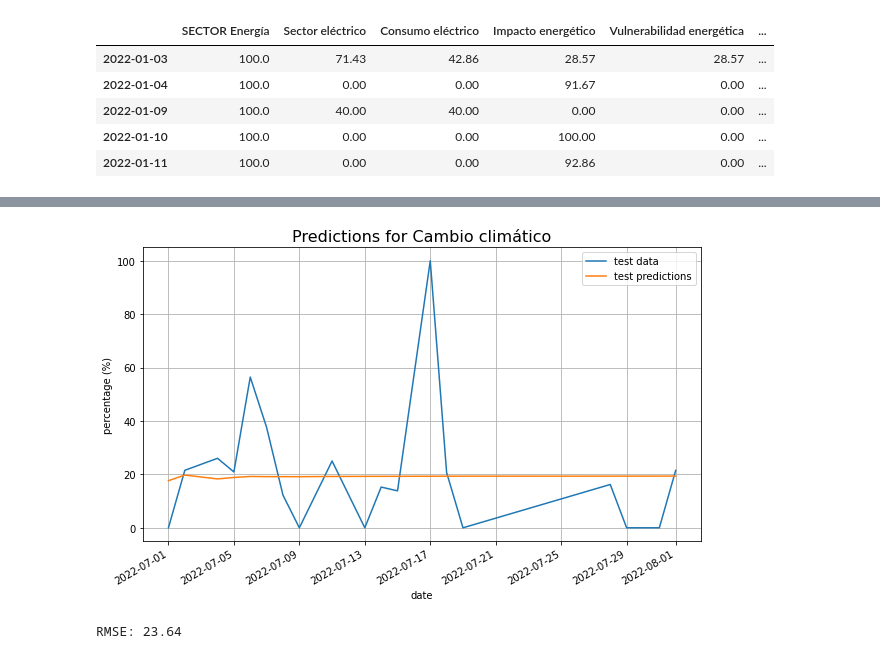
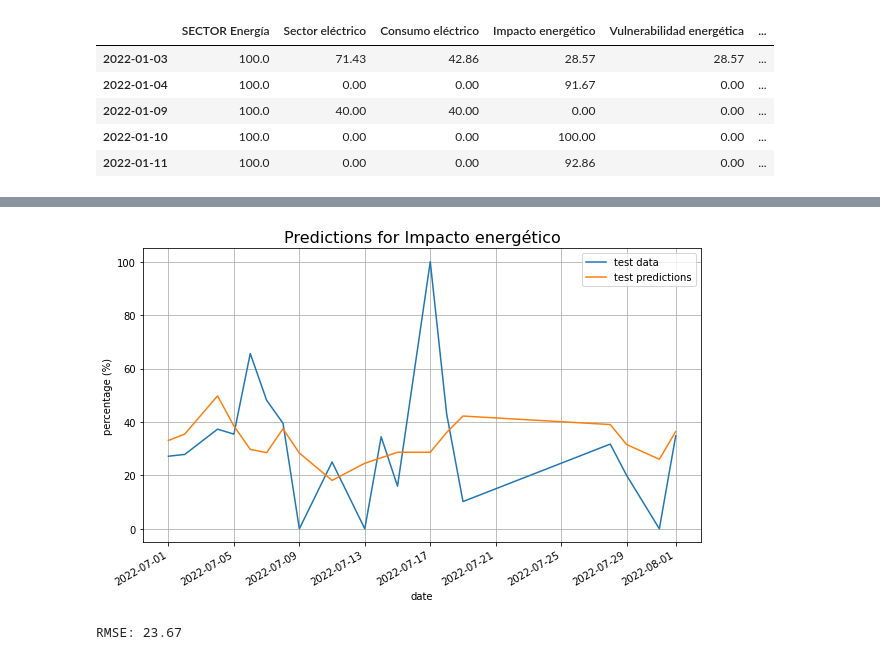
Before and after one commit to sergiolives19/Naveler, a Jupyter notebook: Categories tendency/LSTM_categories.ipynb, the cells around one changed output, grey strips where cells are left out. Drawn from its saved outputs; the diff is of its cells as text; code cells hidden in the pictures.

```diff
--- a/Categories tendency/LSTM_categories.ipynb
+++ b/Categories tendency/LSTM_categories.ipynb
@@ -150,16 +138,16 @@ plt.show()
 # %%
-test_predictions = []
+test_predictions = np.zeros((len(test), n_features))
 
 first_eval_batch = scaled_train[-n_input:]
 current_batch = first_eval_batch.reshape((1, n_input, n_features))
 
-for i in range(len(test_data)):
+for i in range(len(test)):
 
     # get the prediction value for the first batch
     current_pred = model.predict(current_batch)[0]
 
-    # append the prediction into the array
-    test_predictions.append(current_pred)
+    # add the prediction into the matrix
+    test_predictions[i, :] = current_pred
 
     # use the prediction to update the batch and remove the first value
-    current_batch = np.append(current_batch[:,1:,:],[[current_pred]],axis=1)
+    current_batch = np.append(current_batch[:,1:,:], [[current_pred]], axis=1)
@@ -166,22 +157,23 @@ for i in range(len(test_data)):
 # %%
-test_predictions = scaler.inverse_transform(test_predictions)
-fig, ax = plt.subplots()
-fig.set_size_inches(10, 6)
-ax.plot(test_dates, test_data)
-ax.plot(test_dates, test_predictions)
-ax.set_title(f'Predictions for {category}', fontsize=16)
-ax.set_xlabel('date')
-ax.set_ylabel('percentage (%)')
-fig.autofmt_xdate()
-plt.grid()
-plt.legend(['test data', 'test predictions'])
-plt.show()
+def plot_category(category):
+  test_data_ = test[category]
+  i_cat = categories.index(category)
+  test_predictions_ = scaler.inverse_transform(test_predictions)[:, i_cat]
+  fig, ax = plt.subplots()
+  fig.set_size_inches(10, 6)
+  ax.plot(test_dates, test_data_)
+  ax.plot(test_dates, test_predictions_)
+  ax.set_title(f'Predictions for {category}', fontsize=16)
+  ax.set_xlabel('date')
+  ax.set_ylabel('percentage (%)')
+  fig.autofmt_xdate()
+  plt.grid()
+  plt.legend(['test data', 'test predictions'])
+  plt.show()
+  rmse = sqrt(mean_squared_error(test_data_, test_predictions_))
+  print(f'RMSE: {round(rmse, 2)}')
-# %% [output]
-[figure, removed]
-# %%
-from sklearn.metrics import mean_squared_error
-from math import sqrt
-rmse=sqrt(mean_squared_error(test_data, test_predictions))
-print(f'RMSE: {round(rmse, 2)}')
-# %% [output]
-RMSE: 23.64
+# %%
+plot_category('Impacto energético')
+# %% [output]
+[figure, added]
+RMSE: 23.67
```
Also changed, not shown: parts of 14 cells of this notebook.
